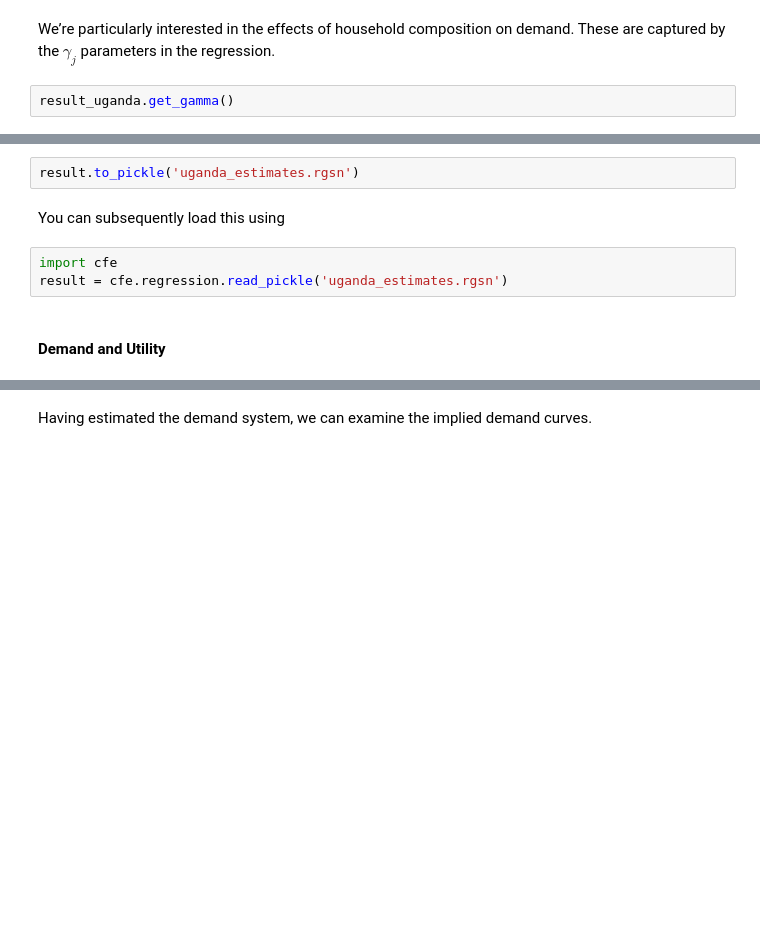
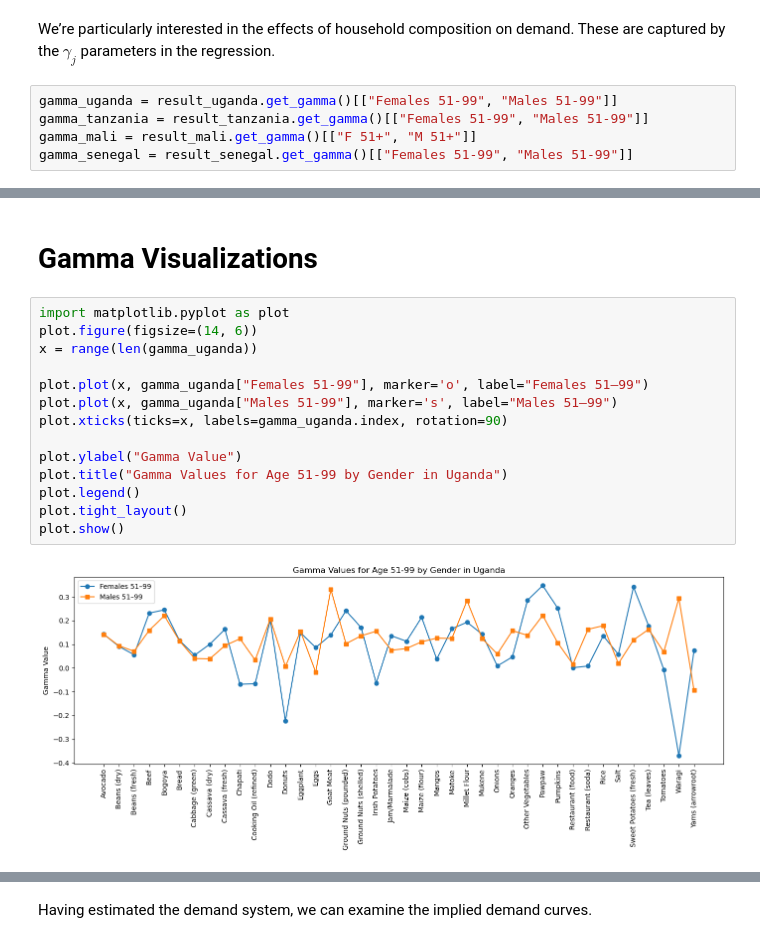
Before and after one commit to allisonpvn/ENVECON153_Proj3, a Jupyter notebook: Code.ipynb, the cells around one changed output, grey strips where cells are left out. Drawn from its saved outputs; the diff is of its cells as text; blank space fills up the shorter version.

```diff
--- a/Code.ipynb
+++ b/Code.ipynb
@@ -289,4 +252,7 @@ Name: beta, dtype: float64
 # %% [markdown]
 We&rsquo;re particularly interested in the effects of household composition on demand.  These are captured by the $\gamma_j$ parameters in the regression.
 # %%
-result_uganda.get_gamma()
+gamma_uganda = result_uganda.get_gamma()[["Females 51-99", "Males 51-99"]]
+gamma_tanzania = result_tanzania.get_gamma()[["Females 51-99", "Males 51-99"]]
+gamma_mali = result_mali.get_gamma()[["F 51+", "M 51+"]]
+gamma_senegal = result_senegal.get_gamma()[["Females 51-99", "Males 51-99"]]
@@ -318,9 +259,18 @@ You can save the estimated result, using something like
-# %%
-result.to_pickle('uganda_estimates.rgsn')
-# %% [markdown]
-You can subsequently load this using
-# %%
-import cfe
-result = cfe.regression.read_pickle('uganda_estimates.rgsn')
-# %% [markdown]
-#### Demand and Utility
+# %% [markdown]
+# Gamma Visualizations
+# %%
+import matplotlib.pyplot as plot
+plot.figure(figsize=(14, 6))
+x = range(len(gamma_uganda))
+
+plot.plot(x, gamma_uganda["Females 51-99"], marker='o', label="Females 51–99")
+plot.plot(x, gamma_uganda["Males 51-99"], marker='s', label="Males 51–99")
+plot.xticks(ticks=x, labels=gamma_uganda.index, rotation=90)
+
+plot.ylabel("Gamma Value")
+plot.title("Gamma Values for Age 51-99 by Gender in Uganda")
+plot.legend()
+plot.tight_layout()
+plot.show()
+# %% [output]
+[figure, added]
```
Also changed, not shown: parts of 23 cells of this notebook.
